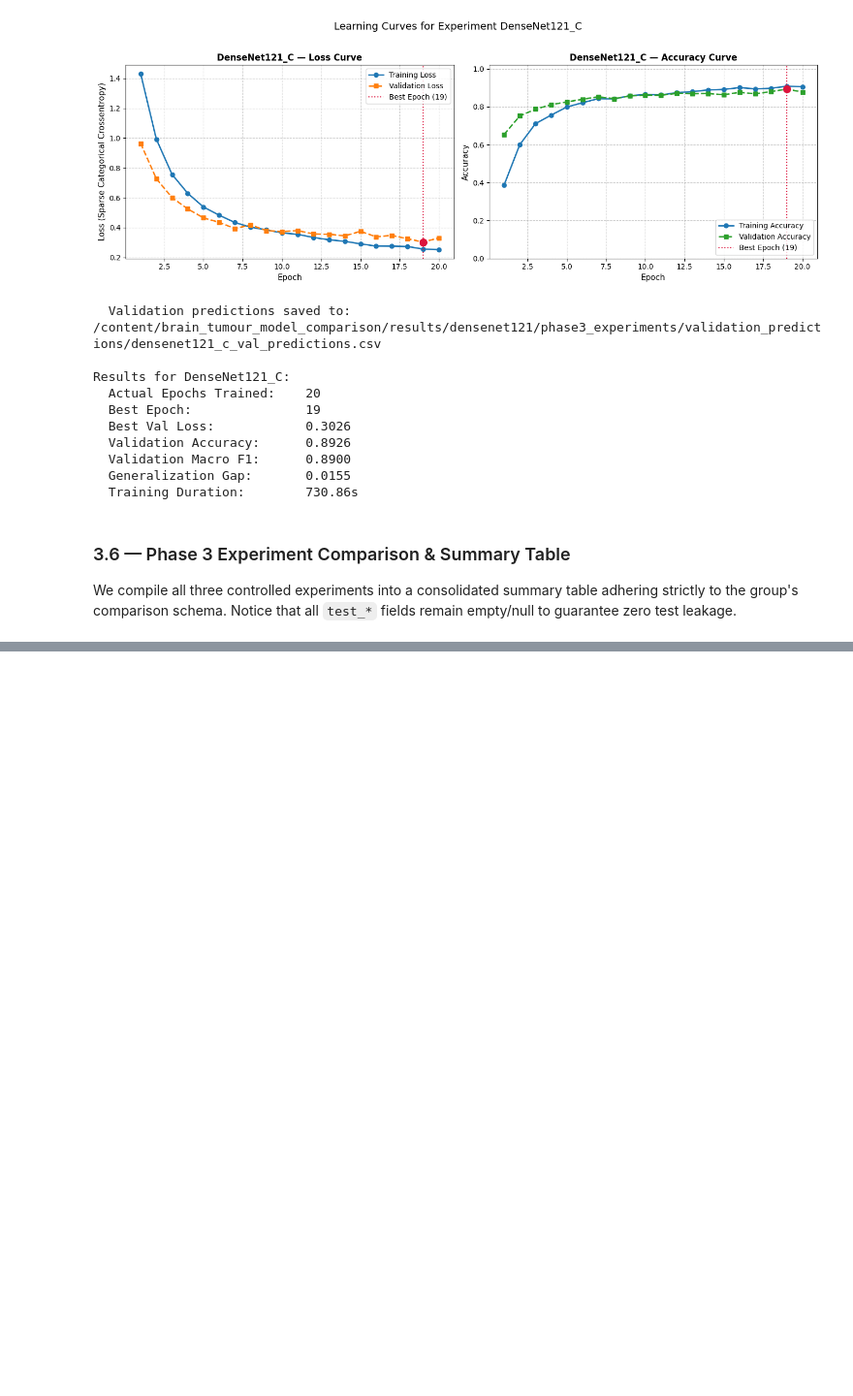
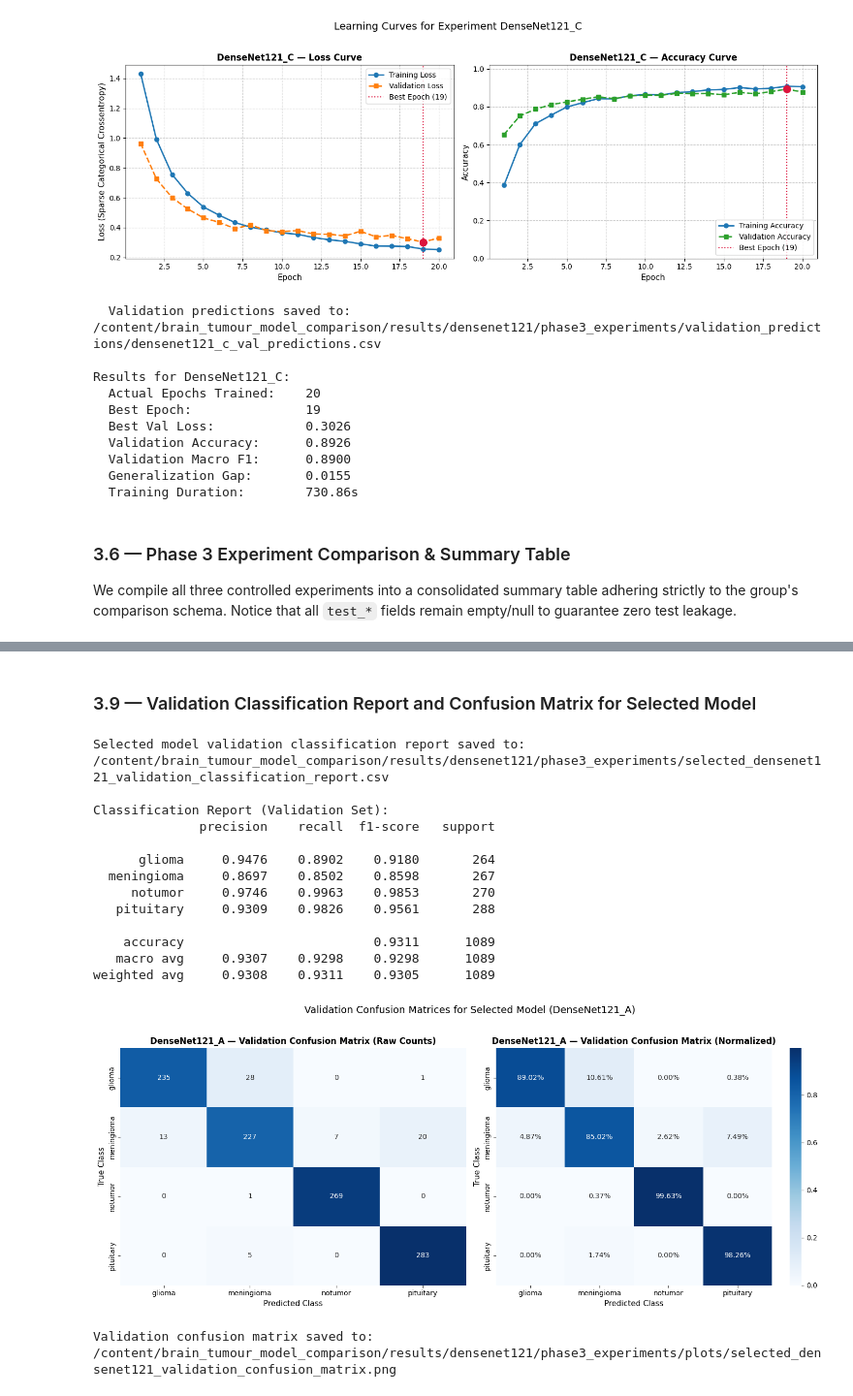
Before and after one commit to Janith303/Brain-Tumor-classification-model, a Jupyter notebook: notebooks/04_densenet121.ipynb, the cells around one changed output, grey strips where cells are left out. Shown at 97% size. Drawn from its saved outputs; the diff is of its cells as text; code cells hidden in the pictures; blank space fills up the shorter version.

```diff
--- a/notebooks/04_densenet121.ipynb
+++ b/notebooks/04_densenet121.ipynb
@@ -2143,0 +2268,59 @@ DenseNet121 Phase 3 Summary saved to: /content/brain_tumour_model_comparison/res
+# %% [markdown]
+### 3.9 — Validation Classification Report and Confusion Matrix for Selected Model
+# %%
+eval_map = {
+    "DenseNet121_A": eval_a,
+    "DenseNet121_B": eval_b,
+    "DenseNet121_C": eval_c
+}
+selected_eval = eval_map[selected_exp_id]
+y_val_true = selected_eval["y_true"]
+y_val_pred = selected_eval["y_pred"]
+
+# Classification Report
+val_report_dict = classification_report(y_val_true, y_val_pred, target_names=CLASS_NAMES, output_dict=True)
+val_report_df = pd.DataFrame(val_report_dict).transpose()
+val_report_csv_path = os.path.join(PHASE3_DIR, "selected_densenet121_validation_classification_report.csv")
+val_report_df.to_csv(val_report_csv_path)
+print(f"Selected model validation classification report saved to: {val_report_csv_path}")
+print("\nClassification Report (Validation Set):")
+print(classification_report(y_val_true, y_val_pred, target_names=CLASS_NAMES, digits=4))
+
+# Confusion Matrices (Raw and Normalized)
+cm_raw = confusion_matrix(y_val_true, y_val_pred)
+cm_norm = cm_raw.astype('float') / cm_raw.sum(axis=1)[:, np.newaxis]
+
+fig, (ax1, ax2) = plt.subplots(1, 2, figsize=(15, 6))
+
+sns.heatmap(cm_raw, annot=True, fmt='d', cmap='Blues', xticklabels=CLASS_NAMES, yticklabels=CLASS_NAMES, ax=ax1, cbar=False)
+ax1.set_title(f'{selected_exp_id} — Validation Confusion Matrix (Raw Counts)', fontsize=12, fontweight='bold')
+ax1.set_xlabel('Predicted Class', fontsize=11)
+ax1.set_ylabel('True Class', fontsize=11)
+
+sns.heatmap(cm_norm, annot=True, fmt='.2%', cmap='Blues', xticklabels=CLASS_NAMES, yticklabels=CLASS_NAMES, ax=ax2, cbar=True)
+ax2.set_title(f'{selected_exp_id} — Validation Confusion Matrix (Normalized)', fontsize=12, fontweight='bold')
+ax2.set_xlabel('Predicted Class', fontsize=11)
+ax2.set_ylabel('True Class', fontsize=11)
+
+plt.suptitle(f'Validation Confusion Matrices for Selected Model ({selected_exp_id})', fontsize=14, y=1.02)
+plt.tight_layout()
+cm_plot_path = os.path.join(PLOTS_DIR, "selected_densenet121_validation_confusion_matrix.png")
+plt.savefig(cm_plot_path, dpi=150, bbox_inches='tight')
+plt.show()
+print(f"Validation confusion matrix saved to: {cm_plot_path}")
+# %% [output]
+Selected model validation classification report saved to: /content/brain_tumour_model_comparison/results/densenet121/phase3_experiments/selected_densenet121_validation_classification_report.csv
+
+Classification Report (Validation Set):
+              precision    recall  f1-score   support
+
+      glioma     0.9476    0.8902    0.9180       264
+  meningioma     0.8697    0.8502    0.8598       267
+     notumor     0.9746    0.9963    0.9853       270
+   pituitary     0.9309    0.9826    0.9561       288
+
+    accuracy                         0.9311      1089
+   macro avg     0.9307    0.9298    0.9298      1089
+weighted avg     0.9308    0.9311    0.9305      1089
+[figure, added]
+Validation confusion matrix saved to: /content/brain_tumour_model_comparison/results/densenet121/phase3_experiments/plots/selected_densenet121_validation_confusion_matrix.png
```
Also changed, not shown: parts of 5 cells of this notebook.
